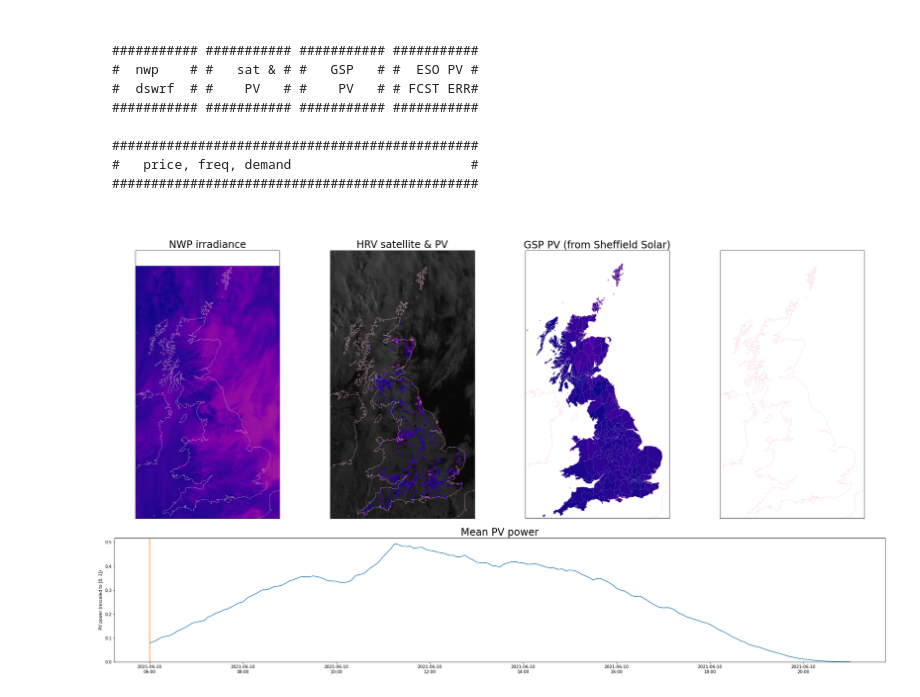
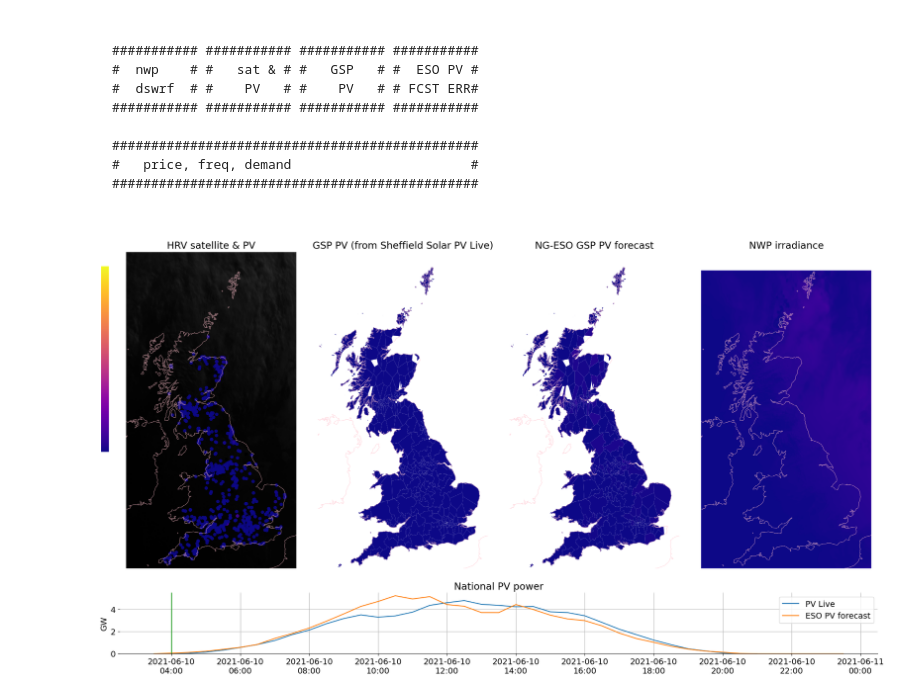
Before and after one commit to openclimatefix/nowcasting_utils, a Jupyter notebook: notebooks/animated_plot_of_satellite_and_pv_and_gsp_and_nwp.ipynb, the cells around one changed output. Drawn from its saved outputs; the diff is of its cells as text; code cells hidden in the pictures.

```diff
--- a/notebooks/animated_plot_of_satellite_and_pv_and_gsp_and_nwp.ipynb
+++ b/notebooks/animated_plot_of_satellite_and_pv_and_gsp_and_nwp.ipynb
@@ -200,3 +261,11 @@ pv_df.iloc[:, 0:10].plot(figsize=(30, 10))
+# %%
+gsp_names = gsp_shape_by_gsp_name.index.intersection(eso_pv_forecasts_selected_df.columns)
+# %%
+gsp_names = np.sort(gsp_names)
+# %%
+gsp_shape_by_gsp_name = gsp_shape_by_gsp_name.loc[gsp_names]
+# %%
+eso_pv_forecasts_selected_df = eso_pv_forecasts_selected_df[gsp_names]
 # %% [markdown]
 ## Animate!
 # %% [markdown]
@@ -234,22 +320,32 @@ def plot_gsp_power_heatmap(ax, dt):
 # %%
 # SET UP THE FIGURE
 # Spatial layout
-NROWS = 3
+NROWS = 5
 NCOLS = 4
 SHAPE = (NROWS, NCOLS)
-dpi = plt.rcParams['figure.dpi']
-fig = plt.figure(figsize=(1920/dpi, 1080/dpi))
+dpi = 100
+plt.rcParams['figure.dpi'] = dpi
+
+fig = plt.figure(
+    figsize=(
+        # Very slightly increase the figure size because, for some reason, without these adjustments, matplotlib doesn't output a video which is exactly 1920x1080 pixels.
+        19.20,# * (1920/1898),
+        10.80 * (1080 / 1052) * (1080 / 1078)  # tried: 1028.5->1081, 1028.55->1081, 1028.6->1079, 1028.75->1079
+    ))
 projection = ccrs.OSGB(approx=False)
-geospatial_plot_kwargs = dict(projection=projection, rowspan=2)
-nwp_ax = plt.subplot2grid(SHAPE, loc=(0, 0), **geospatial_plot_kwargs)
-sat_and_pv_ax = plt.subplot2grid(shape=SHAPE, loc=(0, 1), **geospatial_plot_kwargs)
-gsp_ax = plt.subplot2grid(SHAPE, loc=(0, 2), **geospatial_plot_kwargs)
-fcst_err_ax = plt.subplot2grid(SHAPE, loc=(0, 3), **geospatial_plot_kwargs)
-timeseries_ax = plt.subplot2grid(SHAPE, loc=(2, 0), colspan=NCOLS)
+geospatial_plot_kwargs = dict(projection=projection, rowspan=NROWS-1)
+sat_and_pv_ax = plt.subplot2grid(shape=SHAPE, loc=(0, 0), **geospatial_plot_kwargs)
+gsp_ax = plt.subplot2grid(SHAPE, loc=(0, 1), **geospatial_plot_kwargs)
+eso_pv_ax = plt.subplot2grid(SHAPE, loc=(0, 2), **geospatial_plot_kwargs)
+nwp_ax = plt.subplot2grid(SHAPE, loc=(0, 3), **geospatial_plot_kwargs)
+timeseries_ax = plt.subplot2grid(SHAPE, loc=(NROWS-1, 0), colspan=NCOLS)
 fig.subplots_adjust(left=0.03, bottom=0.03, right=0.99, top=0.99, wspace=None, hspace=None)
-plt.rc('font', size=18)          # controls default text sizes
-plt.rc('axes', titlesize=18)     # fontsize of the axes title
-plt.rc('axes', labelsize=18)    # fontsize of the x and y labels
+
+# From https://stackoverflow.com/a/39566040/732596
+FONT_SIZE = 14
+plt.rc('font', size=FONT_SIZE)          # controls default text sizes
+plt.rc('xtick', labelsize=FONT_SIZE)    # fontsize of the tick labels
+plt.rc('ytick', labelsize=FONT_SIZE)    # fontsize of the tick labels
 
 # Colours
 #fig.patch.set_facecolor('black')
@@ -272,7 +368,7 @@ sat_img = selected_sat_dataset.isel(time=0).plot.pcolormesh(
 pv_scatter = sat_and_pv_ax.scatter(
     x=pv_metadata.longitude,
     y=pv_metadata.latitude,
-    alpha=0.7,
+    alpha=0.9,
     linewidth=0,
     transform=ccrs.PlateCarree(),
 )
@@ -280,38 +376,56 @@ pv_scatter.set_color(get_pv_colors_for_datetime(START_TIME, df=pv_df))
 sat_and_pv_ax.set_title("HRV satellite & PV")
 
 ## NWP #########################################################
 selected_nwp_data = get_nwp_data(START_TIME, variable="dswrf")
 nwp_img = selected_nwp_data.plot.pcolormesh(
     ax=nwp_ax,
     transform=ccrs.OSGB(approx=False),
     add_colorbar=False,
     cmap="plasma",
     vmin=nwp_min.sel(variable="dswrf").values,
     vmax=nwp_max.sel(variable="dswrf").values,
 )
 nwp_ax.set_title("NWP irradiance")
 nwp_ax.set_ylim(sat_and_pv_ax.get_ylim())
 nwp_ax.set_xlim(sat_and_pv_ax.get_xlim())
 
-## GSP ######################################################
-plot_gsp_power_heatmap(ax=gsp_ax, dt=START_TIME)
+## GSP PV power from PV Live #################################
+plot_pv_live_heatmap(ax=gsp_ax, dt=START_TIME)
+
+## GSP PV power from PV Live #################################
+plot_eso_pv_forecast_heatmap(ax=eso_pv_ax, dt=START_TIME)
+
+## Colour bar ##############################################
+colorbar_ax = plt.axes([0.012, 0.5, 0.01, 0.4]) # left, bottom, width, height
+plt.colorbar(nwp_img, ticks=[], cax=colorbar_ax)
+colorbar_ax.set_frame_on(False)
 
 ## FORMAT GEO PLOTS #########################################
-for ax in [nwp_ax, sat_and_pv_ax, gsp_ax, fcst_err_ax]:
+for ax in [nwp_ax, sat_and_pv_ax, gsp_ax, eso_pv_ax]:
     ax.coastlines(resolution='10m', alpha=0.5, color='pink')
+    ax.set_frame_on(False)
 
 ## TIMESERIES PLOT ##########################################
-timeseries_ax.plot(pv_df.mean(axis='columns'))
-timeseries_ax.set_title("Mean PV power")
-timeseries_ax.set_ylabel("PV power (rescaled to [0, 1])")
+timeseries_ax.plot(gsp_pv_df.sum(axis='columns') / 1000, label="PV Live")
+timeseries_ax.plot(eso_pv_forecasts_selected_df.sum(axis='columns') / 1000, label="ESO PV forecast")
+
+timeseries_ax.grid()
+timeseries_ax.legend()
+timeseries_ax.set_title("National PV power")
+timeseries_ax.set_ylabel("GW")
 timeseries_ax.set_ylim(0, timeseries_ax.get_ylim()[1])
 timeseries_ax.xaxis.set_major_formatter(mdates.DateFormatter("%Y-%m-%d\n%H:%M"))
+for spine in ('top', 'right', 'left'):
+    timeseries_ax.spines[spine].set_visible(False)
 
 time_marker = timeseries_ax.plot(
     (sat_datetime_index[0], sat_datetime_index[0]),
     timeseries_ax.get_ylim(),
 )[0]
 
-plt.tight_layout()
+plt.tight_layout(
+    h_pad=3,
+    rect=(0, 0, 1, 0.95),  # left, bottom, right, top
+)
 # %% [output]
-[figure, old version]
+[figure, new version]
```
Also changed, not shown: parts of 35 cells of this notebook.
